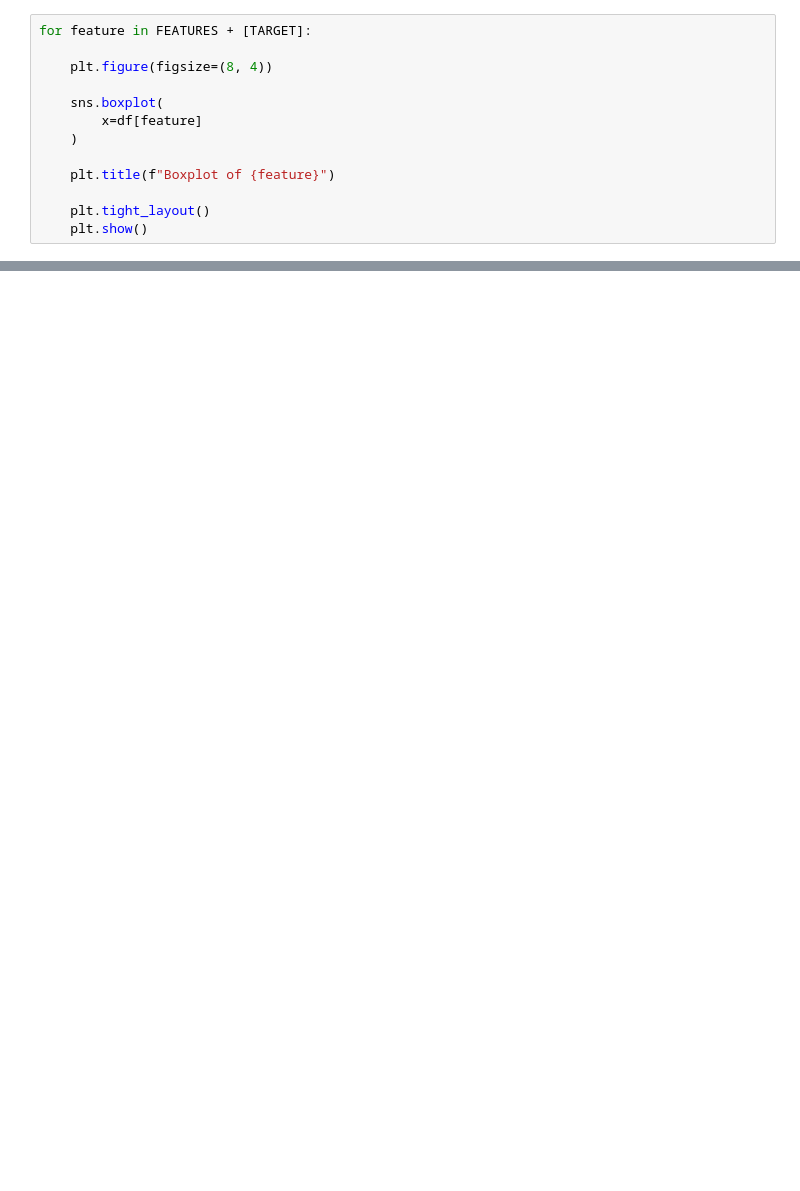
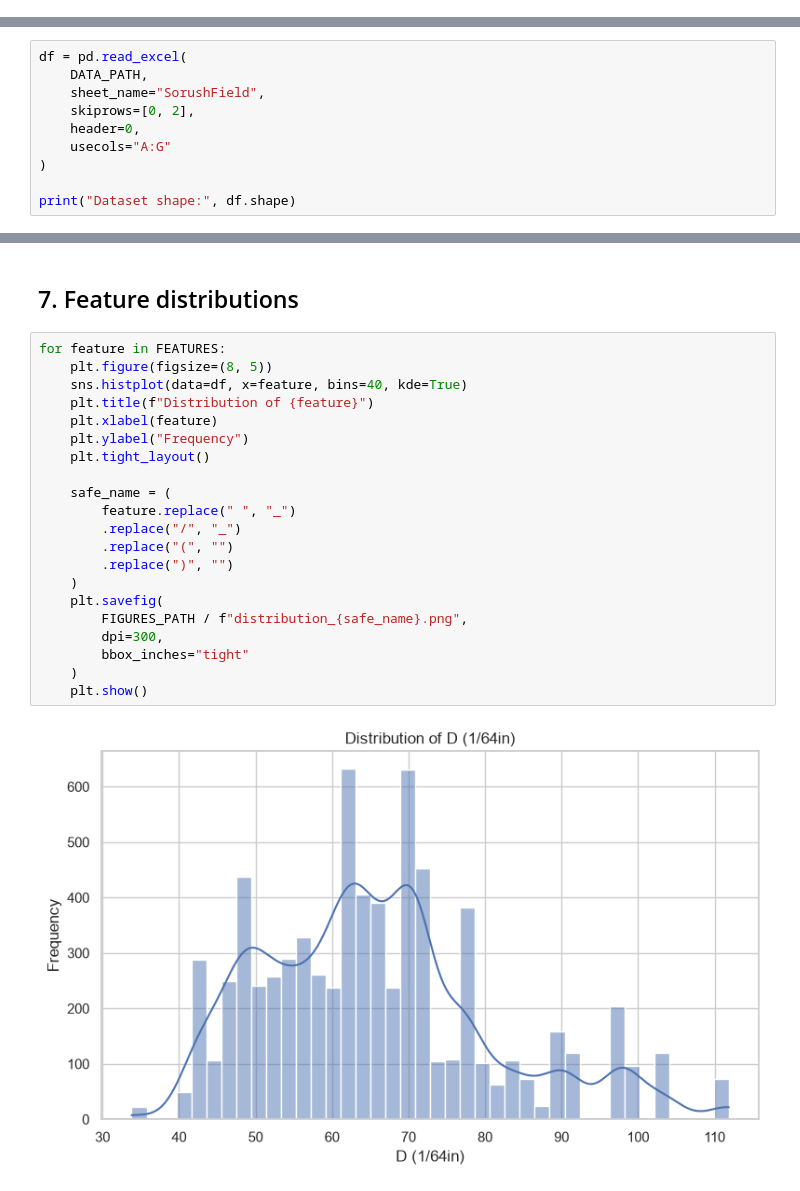
Before and after one commit to Arnav060706/Two-Phase-Flow-Rate-through-Wellhead-Chokes-in-Oil-Wells-ML-Mini-Project, a Jupyter notebook: notebooks/01_data_exploration.ipynb, the cells around one changed output, grey strips where cells are left out. Saved outputs shown, nothing was run; the diff lists cells and outputs as text; blank space fills up the shorter version.

Commit message:
Changes to data exploration file

```diff
--- a/notebooks/01_data_exploration.ipynb
+++ b/notebooks/01_data_exploration.ipynb
@@ -257,13 +0,0 @@ for feature in FEATURES:
-# %%
-for feature in FEATURES + [TARGET]:
-
-    plt.figure(figsize=(8, 4))
-
-    sns.boxplot(
-        x=df[feature]
-    )
-
-    plt.title(f"Boxplot of {feature}")
-
-    plt.tight_layout()
-    plt.show()
@@ -295,0 +45,10 @@ plt.show()
+# %%
+df = pd.read_excel(
+    DATA_PATH,
+    sheet_name="SorushField",
+    skiprows=[0, 2],
+    header=0,
+    usecols="A:G"
+)
+
+print("Dataset shape:", df.shape)
@@ -295,0 +240,25 @@ plt.show()
+# %% [markdown]
+## 7. Feature distributions
+# %%
+for feature in FEATURES:
+    plt.figure(figsize=(8, 5))
+    sns.histplot(data=df, x=feature, bins=40, kde=True)
+    plt.title(f"Distribution of {feature}")
+    plt.xlabel(feature)
+    plt.ylabel("Frequency")
+    plt.tight_layout()
+
+    safe_name = (
+        feature.replace(" ", "_")
+        .replace("/", "_")
+        .replace("(", "")
+        .replace(")", "")
+    )
+    plt.savefig(
+        FIGURES_PATH / f"distribution_{safe_name}.png",
+        dpi=300,
+        bbox_inches="tight"
+    )
+    plt.show()
+# %% [output]
+[figure, added]
```
Also changed, not shown: parts of 52 cells of this notebook, 21 other files.
